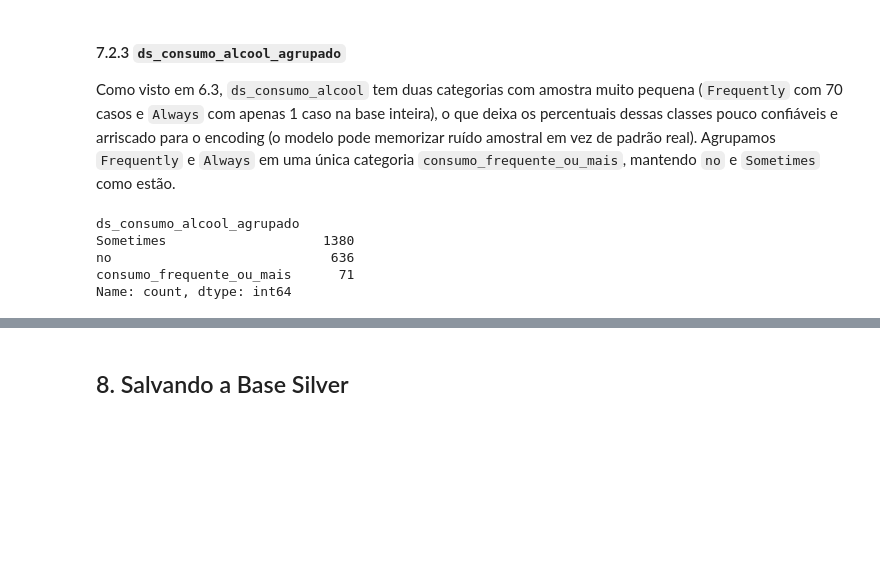
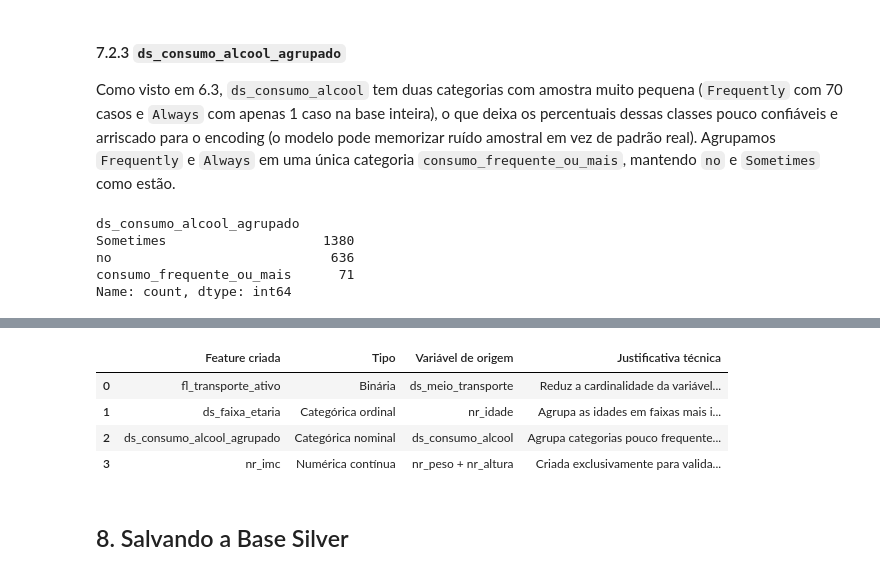
Before and after one commit to maclabr/tech-challenge-obesidade, a Jupyter notebook: notebooks/01_eda.ipynb, the cells around one changed output, grey strips where cells are left out. Drawn from its saved outputs; the diff is of its cells as text; code cells hidden in the pictures; blank space fills up the shorter version.

```diff
--- a/notebooks/01_eda.ipynb
+++ b/notebooks/01_eda.ipynb
@@ -485,3 +495,40 @@ Name: count, dtype: int64
+# %%
+resumo_features = pd.DataFrame(
+    {
+        "Feature criada": [
+            "fl_transporte_ativo",
+            "ds_faixa_etaria",
+            "ds_consumo_alcool_agrupado",
+            "nr_imc",
+        ],
+        "Tipo": [
+            "Binária",
+            "Categórica ordinal",
+            "Categórica nominal",
+            "Numérica contínua",
+        ],
+        "Variável de origem": [
+            "ds_meio_transporte",
+            "nr_idade",
+            "ds_consumo_alcool",
+            "nr_peso + nr_altura",
+        ],
+        "Justificativa técnica": [
+            "Reduz a cardinalidade da variável de transporte, diferenciando deslocamentos ativos de motorizados.",
+            "Agrupa as idades em faixas mais interpretáveis para análises clínicas e gerenciais.",
+            "Agrupa categorias pouco frequentes para reduzir ruído e favorecer uma representação mais estável.",
+            "Criada exclusivamente para validar a derivação da variável alvo e discutir o risco de data leakage.",
+        ],
+    }
+)
+
+display(resumo_features)
+# %% [output]
+|  | Feature criada | Tipo | Variável de origem | Justificativa técnica |
+| 0 | fl_transporte_ativo | Binária | ds_meio_transporte | Reduz a cardinalidade da variável... |
+| 1 | ds_faixa_etaria | Categórica ordinal | nr_idade | Agrupa as idades em faixas mais i... |
+| 2 | ds_consumo_alcool_agrupado | Categórica nominal | ds_consumo_alcool | Agrupa categorias pouco frequente... |
+| 3 | nr_imc | Numérica contínua | nr_peso + nr_altura | Criada exclusivamente para valida... |
 # %% [markdown]
 ## 8. Salvando a Base Silver
 # %%
```
Also changed, not shown: parts of 4 cells of this notebook.
